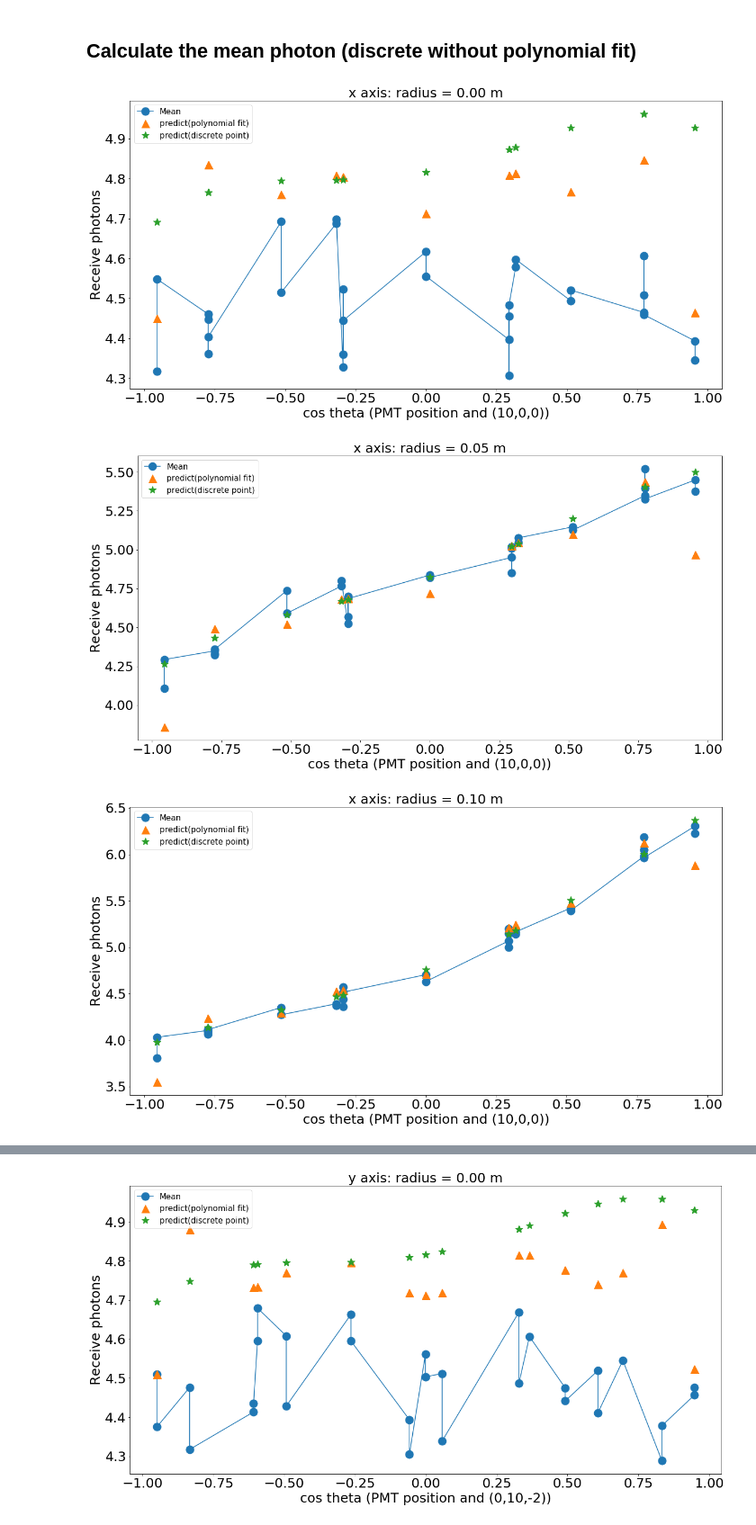
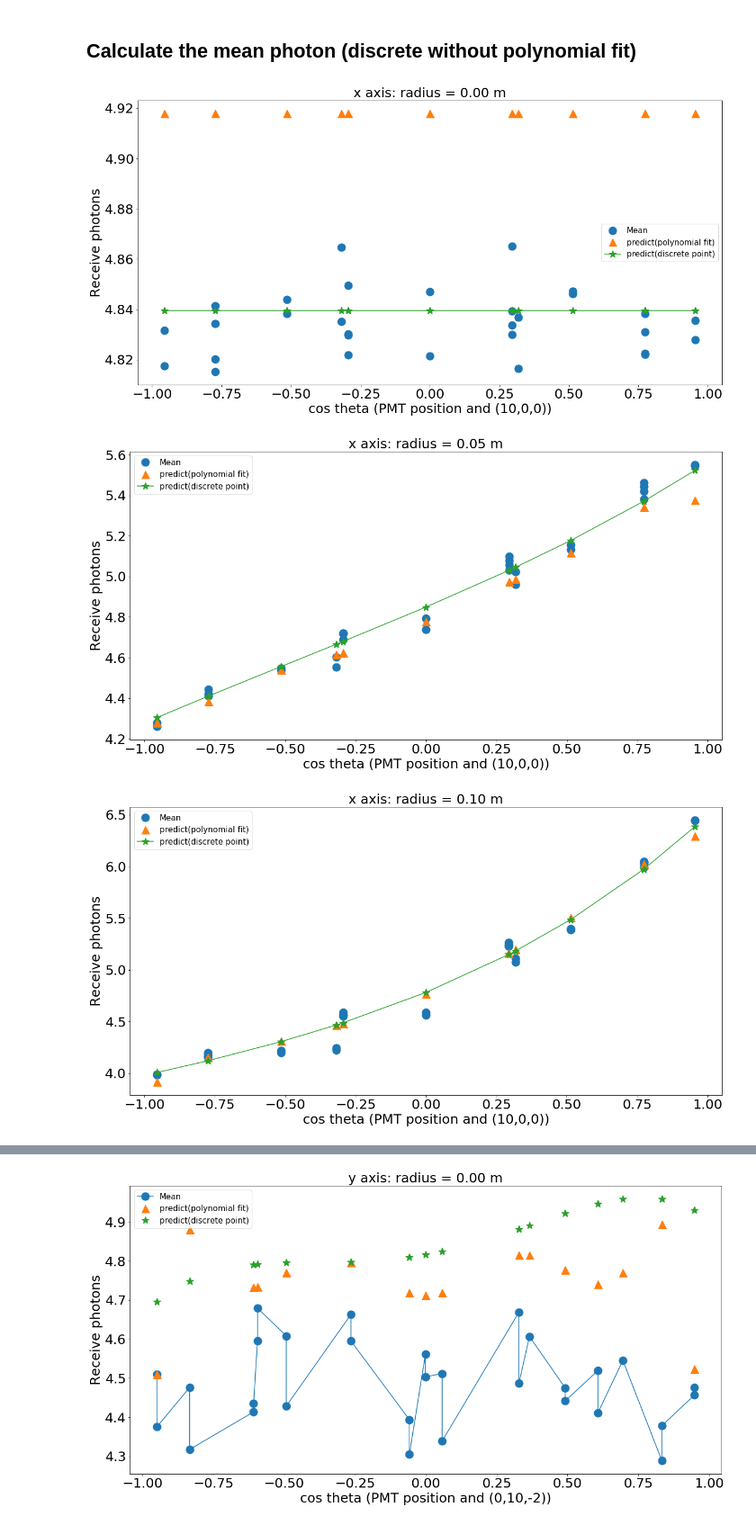
Before and after one commit to dw839566105/Recon1t, a Jupyter notebook: calib/Note/Check_coeff-Copy4.ipynb, the cells around one changed output, grey strips where cells are left out. Shown at 90% size. Drawn from its saved outputs; the diff is of its cells as text; code cells hidden in the pictures.

```diff
--- a/calib/Note/Check_coeff-Copy4.ipynb
+++ b/calib/Note/Check_coeff-Copy4.ipynb
@@ -80,6 +80,7 @@ def CalcPredict(vertex):
             z = 1e-3
             v = vertex
             cos_theta = np.dot(v,PMT_pos.T) / (norm(v)*norm(PMT_pos,axis=1))
+            z = 0
         else:
             v = vertex
             cos_theta = np.dot(v,PMT_pos.T) / (norm(v)*norm(PMT_pos,axis=1))
@@ -91,6 +92,8 @@ def CalcPredict(vertex):
             c = np.zeros(cut)
             c[i] = 1
             x[:,i] = LG.legval(cos_theta,c)
+        if z<1e-3:
+            x = np.ones((30,cut))
         # legendre coeff by polynomials
         k = np.zeros(cut)
         for i in np.arange(cut):
@@ -119,9 +122,7 @@ def CalcRawPre(vertex):
     radius = np.arange(0,0.66,0.01)
     predict = np.zeros((30,np.size(radius)))
     for z_index, z in enumerate(radius):
-        if (z==0):
-            z = 0.01 # file loss
-        h = tables.open_file('../coeff_pe_1t_2.0MeV_dn/file_%.3f.h5' % z)
+        h = tables.open_file('../coeff_pe_1t_2.0MeV_dn_Lasso_corr/file_%.3f.h5' % z)
         k = h.root.coeff5[:]
         h.close()
         cut = np.size(k)
@@ -142,6 +143,8 @@ def CalcRawPre(vertex):
             c = np.zeros(cut)
             c[i] = 1
             x[:,i] = LG.legval(cos_theta,c)
+        if z<1e-3:
+            x = np.ones((30,cut))
         # legendre coeff by polynomials
         predict[:,z_index] = np.exp(np.dot(x,k))
     return predict
@@ -212,8 +215,8 @@ def readchain(radius, path, axis):
 def CalMean(axis):
     data = []
     PMT_pos = ReadPMT()
-    for ra_index, ra in enumerate(np.arange(0.0001,0.70,0.05)):
-        EventID, ChannelID, x, y, z = readchain('%+.2f' % ra, '/mnt/stage/douwei/Simulation/1t_root/2.0MeV_xyz/', axis)
+    for ra_index, ra in enumerate(np.arange(-0.0001,0.65,0.05)):
+        EventID, ChannelID, x, y, z = readchain('%+.3f' % ra, '/mnt/stage/douwei/Simulation/1t_root/2.0MeV_dn/', axis)
 
         size = np.size(np.unique(EventID))
         total_pe = np.zeros(np.size(PMT_pos[:,0])*size)
@@ -278,23 +282,32 @@ preprocessing 0-th event
 # %% [markdown]
 ## Calculate the mean photon (discrete without polynomial fit)
 # %%
+def LoadBase():
+    path = '../base.h5'
+    h1 = tables.open_file(path)
+    base = h1.root.correct[:]
+    h1.close()
+    return base
+
+base = np.log(LoadBase())
+#print(base)
 for i in np.arange(np.size(np.array(ax)[:,1])-1):
     PMT_pos = ReadPMT()
     v = np.array((10,0,0))
     cos_theta = np.dot(v,PMT_pos.T) / (norm(v)*norm(PMT_pos,axis=1))
     plt.figure(num = i, figsize=(20,10))
     index = np.argsort(cos_theta)
-    plt.plot(cos_theta[index], np.array(ax)[i,index],'o-',markersize=15)
+    plt.plot(cos_theta[index], np.array(ax)[i,index] / np.exp(base[index]),'o',markersize=15)
     plt.plot(cos_theta[index], expect_x[index,i*5],'^',markersize=15)
-    plt.plot(cos_theta[index], np.array(bx)[index,i*5],'*',markersize=15)
+    plt.plot(cos_theta[index], np.array(bx)[index,i*5],'*-',markersize=15)
     plt.xlabel('cos theta (PMT position and (10,0,0))', fontsize=25)
     plt.ylabel('Receive photons',fontsize=25)
     plt.xticks(fontsize=25)
     plt.yticks(fontsize=25)
     plt.legend(['Mean','predict(polynomial fit)','predict(discrete point)'],fontsize=15)
     plt.title('x axis: radius = %.2f m' % (i*0.05), fontsize=25)
     plt.show()
 # %% [output]
-[figure, old version]
+[figure, new version]
-[figure, old version]
+[figure, new version]
-[figure, old version]
+[figure, new version]
```
Also changed, not shown: parts of 3 cells of this notebook, 58 other files.
